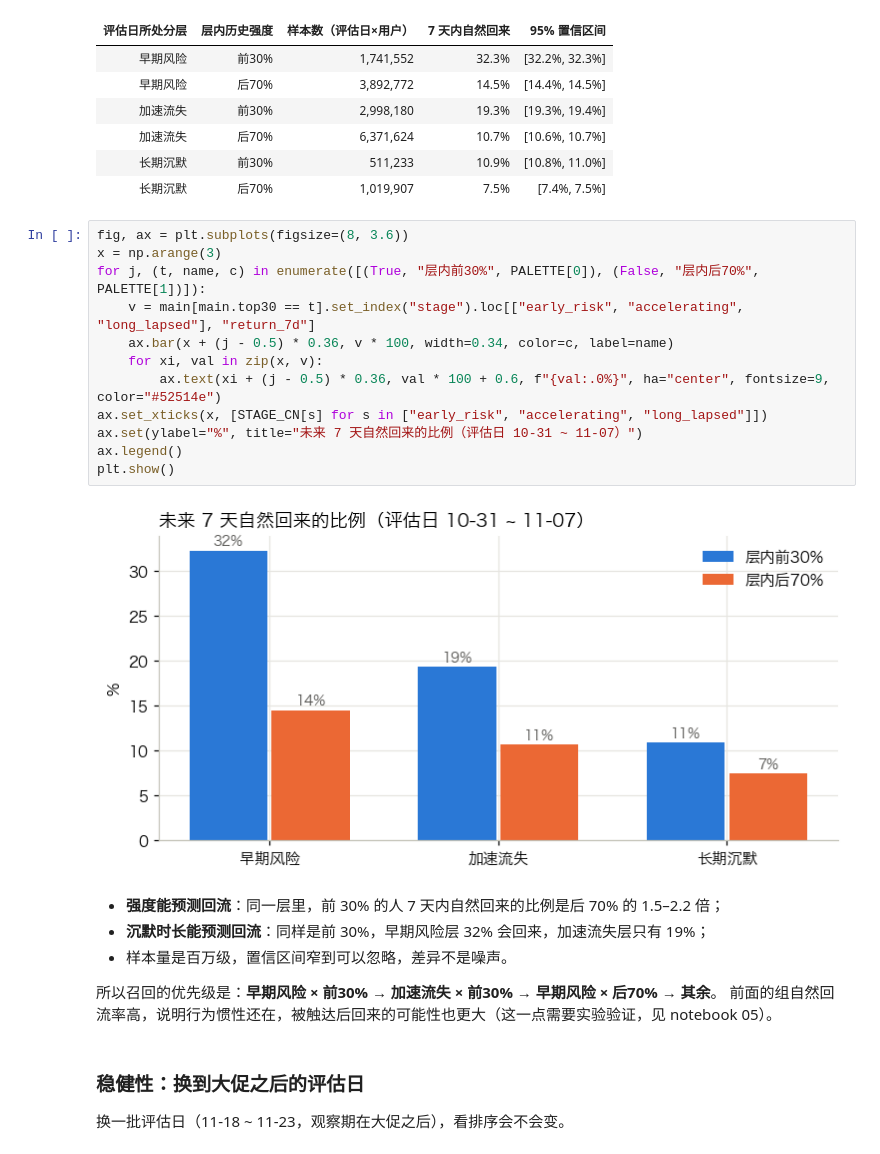
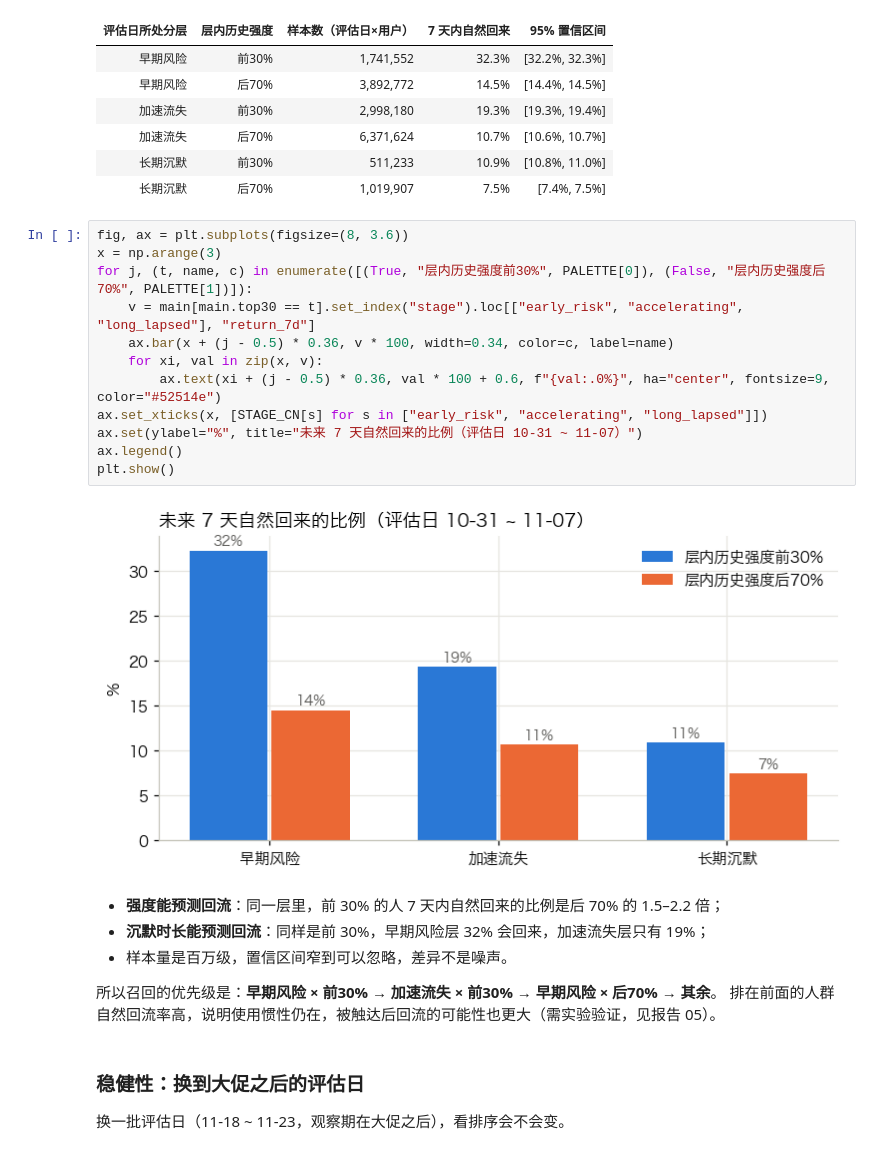
Before and after one commit to siruitan920/ecommerce-lifecycle-analytics, a Jupyter notebook: notebooks/04_return_prediction_and_timing.ipynb, the cells around one changed output. Cells and saved outputs as stored; diff of their text form.

```diff
--- a/notebooks/04_return_prediction_and_timing.ipynb
+++ b/notebooks/04_return_prediction_and_timing.ipynb
@@ -74,24 +77,24 @@ main.assign(stage=main.stage.map(STAGE_CN), top30=main.top30.map({True: "前30%"
 # %%
 fig, ax = plt.subplots(figsize=(8, 3.6))
 x = np.arange(3)
-for j, (t, name, c) in enumerate([(True, "层内前30%", PALETTE[0]), (False, "层内后70%", PALETTE[1])]):
+for j, (t, name, c) in enumerate([(True, "层内历史强度前30%", PALETTE[0]), (False, "层内历史强度后70%", PALETTE[1])]):
     v = main[main.top30 == t].set_index("stage").loc[["early_risk", "accelerating", "long_lapsed"], "return_7d"]
     ax.bar(x + (j - 0.5) * 0.36, v * 100, width=0.34, color=c, label=name)
     for xi, val in zip(x, v):
         ax.text(xi + (j - 0.5) * 0.36, val * 100 + 0.6, f"{val:.0%}", ha="center", fontsize=9, color="#52514e")
 ax.set_xticks(x, [STAGE_CN[s] for s in ["early_risk", "accelerating", "long_lapsed"]])
 ax.set(ylabel="%", title="未来 7 天自然回来的比例（评估日 10-31 ~ 11-07）")
 ax.legend()
 plt.show()
 # %% [output]
-[figure, old version]
+[figure, new version]
 # %% [markdown]
 - **强度能预测回流**：同一层里，前 30% 的人 7 天内自然回来的比例是后 70% 的 1.5–2.2 倍；
 - **沉默时长能预测回流**：同样是前 30%，早期风险层 32% 会回来，加速流失层只有 19%；
 - 样本量是百万级，置信区间窄到可以忽略，差异不是噪声。
 
 所以召回的优先级是：**早期风险 × 前30% → 加速流失 × 前30% → 早期风险 × 后70% → 其余**。
-前面的组自然回流率高，说明行为惯性还在，被触达后回来的可能性也更大（这一点需要实验验证，见 notebook 05）。
+排在前面的人群自然回流率高，说明使用惯性仍在，被触达后回流的可能性也更大（需实验验证，见报告 05）。
 # %% [markdown]
 ### 稳健性：换到大促之后的评估日
 
```
Also changed, not shown: parts of 10 cells of this notebook, 17 other files.
